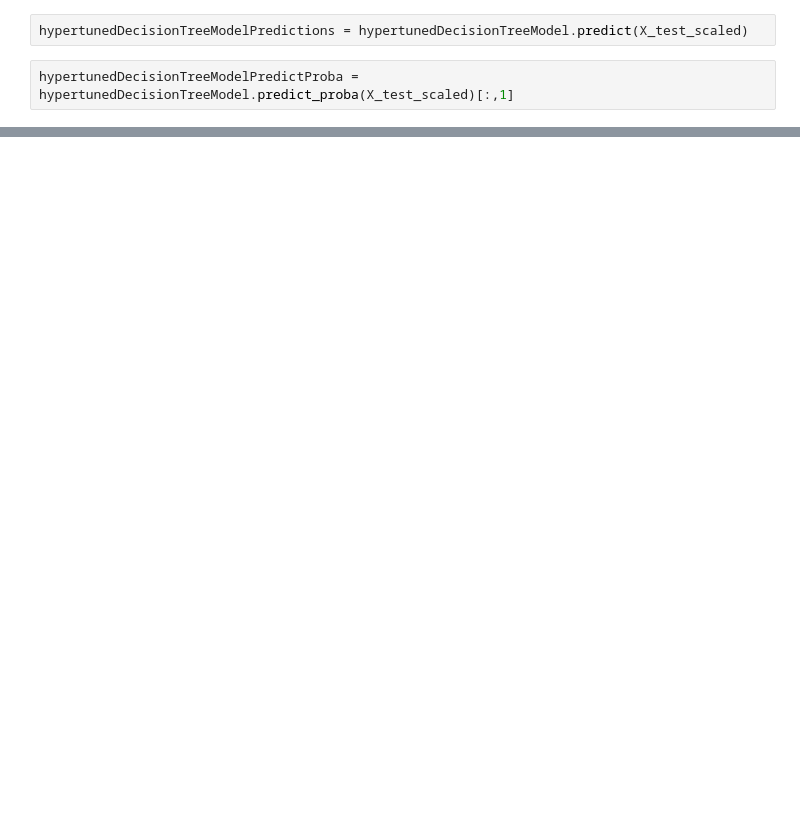
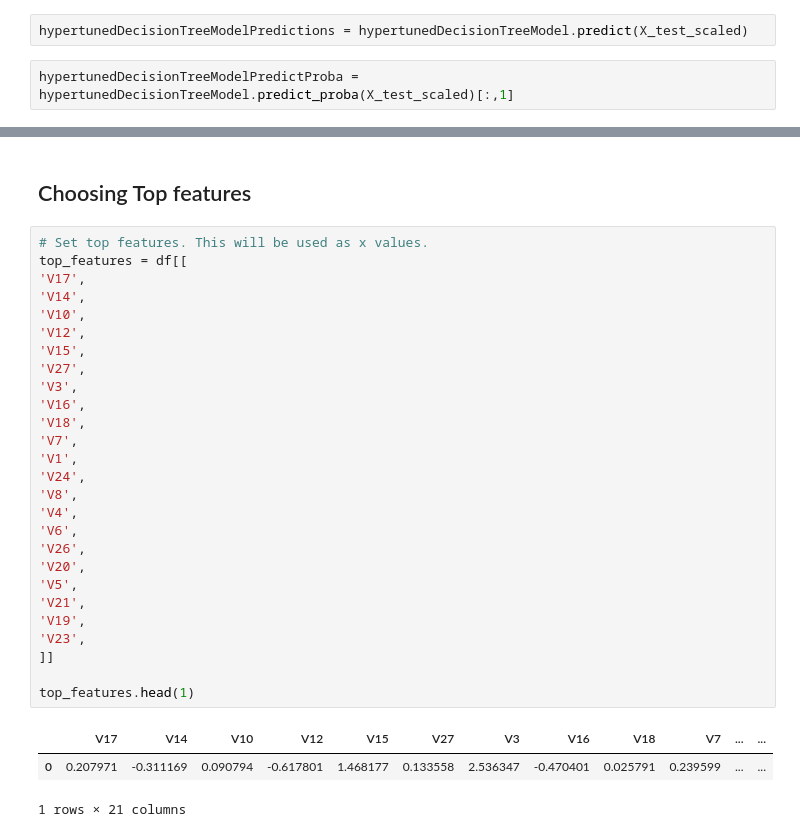
Before and after one commit to cdalsania/Credit_Card_Fraud_Detection, a Jupyter notebook: ml_models/DecisionTree.ipynb, the cells around one changed output, grey strips where cells are left out. Saved outputs shown, nothing was run; the diff lists cells and outputs as text; blank space fills up the shorter version.

```diff
--- a/ml_models/DecisionTree.ipynb
+++ b/ml_models/DecisionTree.ipynb
@@ -347,0 +371,33 @@ Non Fraudulent       1.00      1.00      1.00     71089
+# %% [markdown]
+## Choosing Top features
+# %%
+# Set top features. This will be used as x values.
+top_features = df[[
+'V17',
+'V14',
+'V10',
+'V12',
+'V15',
+'V27',
+'V3',
+'V16',
+'V18',
+'V7',
+'V1',
+'V24',
+'V8',
+'V4',
+'V6',
+'V26',
+'V20',
+'V5',
+'V21',
+'V19',
+'V23',
+]]
+
+top_features.head(1)
+# %% [output]
+|  | V17 | V14 | V10 | V12 | V15 | V27 | V3 | V16 | V18 | V7 | ... | ... |
+| 0 | 0.207971 | -0.311169 | 0.090794 | -0.617801 | 1.468177 | 0.133558 | 2.536347 | -0.470401 | 0.025791 | 0.239599 | ... | ... |
+1 rows × 21 columns
```
Also changed, not shown: parts of 7 cells of this notebook.
